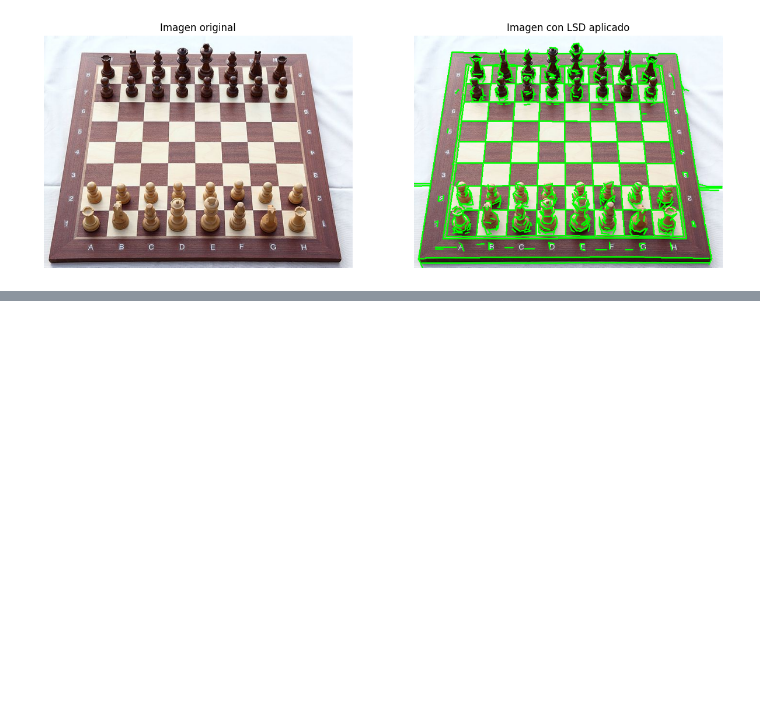
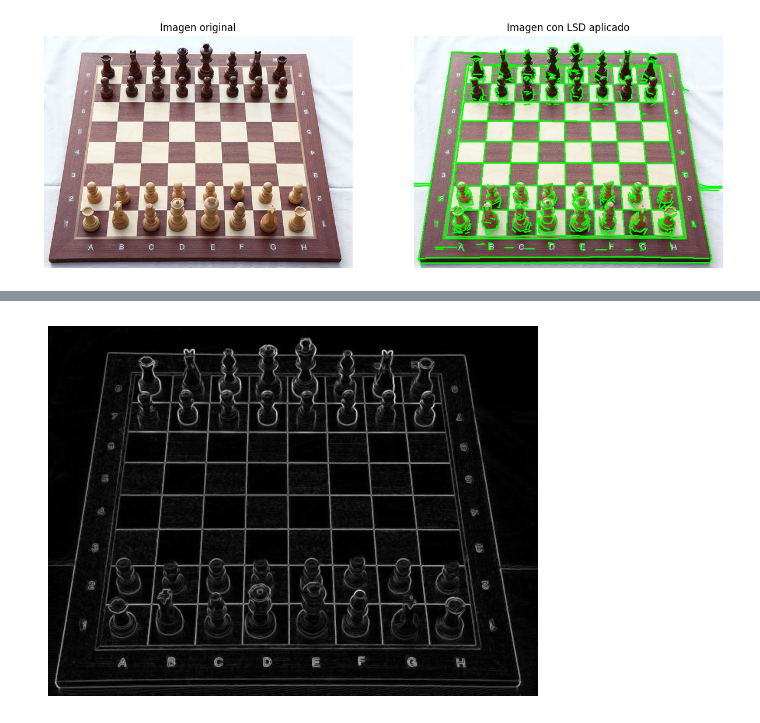
Before and after one commit to PedroAMtz/Verano_VisionComputacional, a Jupyter notebook: Clase_5_Deteccion_de_lineas/Deteccion_de_lineas.ipynb, the cells around one changed output, grey strips where cells are left out. Cells and saved outputs as stored; diff of their text form; code cells hidden in the pictures; blank space fills up the shorter version.

```diff
--- a/Clase_5_Deteccion_de_lineas/Deteccion_de_lineas.ipynb
+++ b/Clase_5_Deteccion_de_lineas/Deteccion_de_lineas.ipynb
@@ -87,0 +166,2 @@ mostrar_imagenes(imagen_prueba_1, imagen_tablero)
+# %%
+gradiente = np.sqrt(gradiente_horizontal**2 + gradiente_vertical**2)
@@ -87,0 +184,5 @@ mostrar_imagenes(imagen_prueba_1, imagen_tablero)
+# %%
+plt.imshow(gradiente, cmap="gray")
+plt.axis("off");
+# %% [output]
+[figure, added]
```
Also changed, not shown: parts of 16 cells of this notebook.
